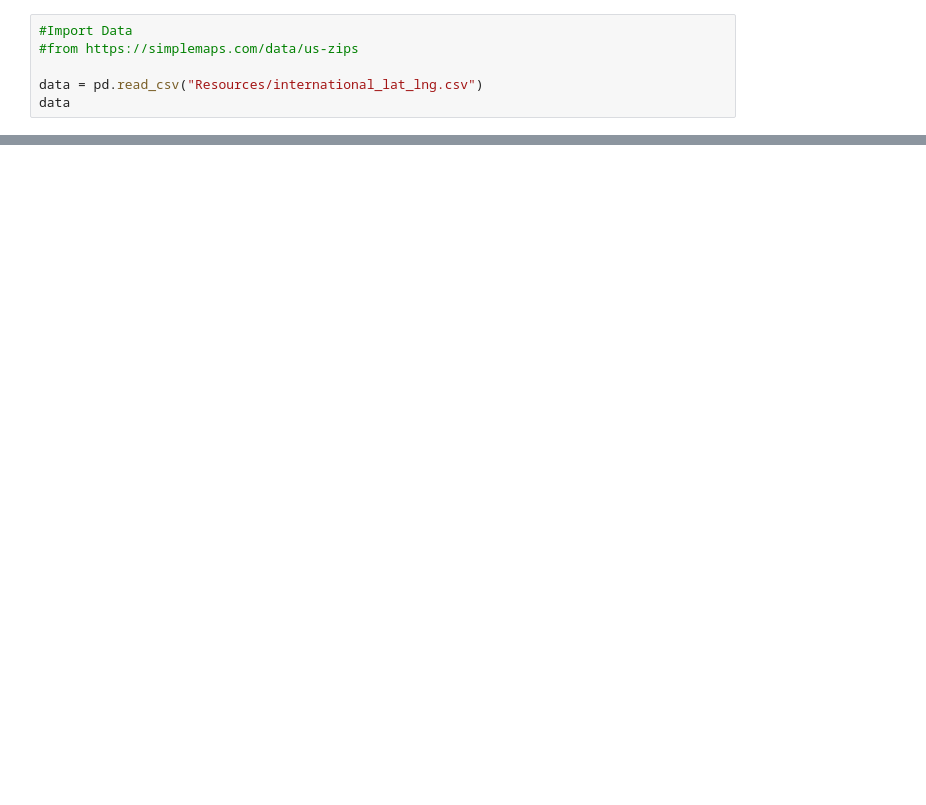
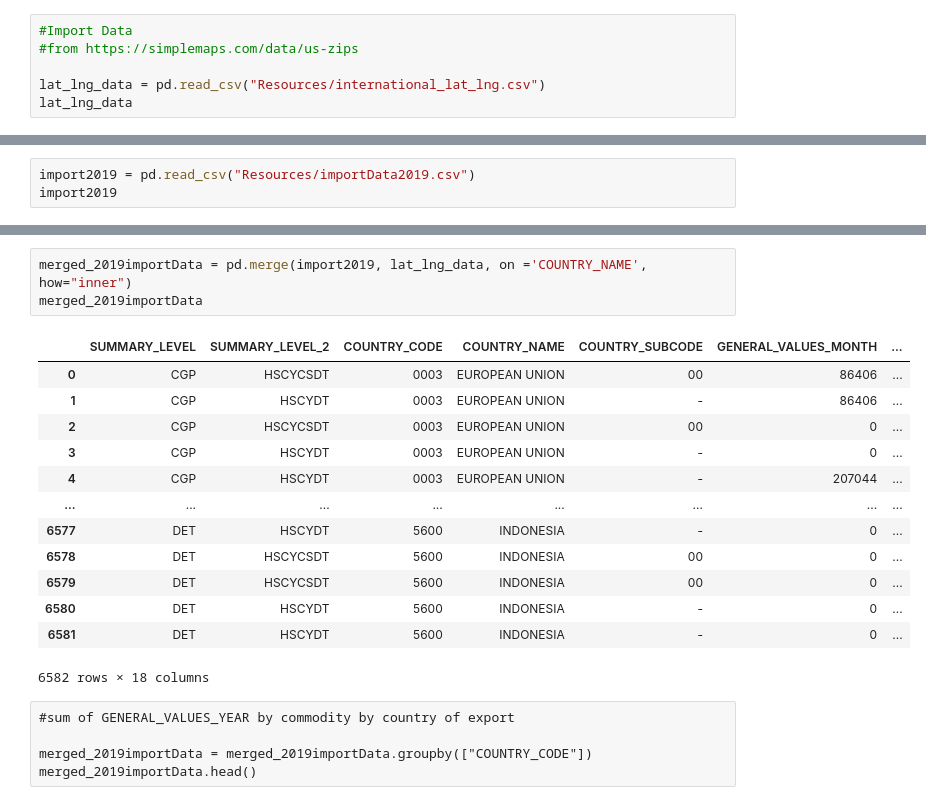
Before and after one commit to LaurenEGardner/bootcamp-project2, a Jupyter notebook: Lat_Lng_International.ipynb, the cells around one changed output, grey strips where cells are left out. Saved outputs shown, nothing was run; the diff lists cells and outputs as text; blank space fills up the shorter version.

Commit message:
lat lng international import df

```diff
--- a/Lat_Lng_International.ipynb
+++ b/Lat_Lng_International.ipynb
@@ -15,6 +15,6 @@ ModuleNotFoundError: No module named 'census'
 #Import Data
 #from https://simplemaps.com/data/us-zips
 
-data = pd.read_csv("Resources/international_lat_lng.csv")
-data
+lat_lng_data = pd.read_csv("Resources/international_lat_lng.csv")
+lat_lng_data
 # %% [output]
@@ -21,0 +38,3 @@ FileNotFoundError: [Errno 2] File Resources/international_lat_lng.csv does not e
+# %%
+import2019 = pd.read_csv("Resources/importData2019.csv")
+import2019
@@ -21,0 +55,22 @@ FileNotFoundError: [Errno 2] File Resources/international_lat_lng.csv does not e
+# %%
+merged_2019importData = pd.merge(import2019, lat_lng_data, on ='COUNTRY_NAME', how="inner")
+merged_2019importData
+# %% [output]
+|  | SUMMARY_LEVEL | SUMMARY_LEVEL_2 | COUNTRY_CODE | COUNTRY_NAME | COUNTRY_SUBCODE | GENERAL_VALUES_MONTH | ... |
+| 0 | CGP | HSCYCSDT | 0003 | EUROPEAN UNION | 00 | 86406 | ... |
+| 1 | CGP | HSCYDT | 0003 | EUROPEAN UNION | - | 86406 | ... |
+| 2 | CGP | HSCYCSDT | 0003 | EUROPEAN UNION | 00 | 0 | ... |
+| 3 | CGP | HSCYDT | 0003 | EUROPEAN UNION | - | 0 | ... |
+| 4 | CGP | HSCYDT | 0003 | EUROPEAN UNION | - | 207044 | ... |
+| ... | ... | ... | ... | ... | ... | ... | ... |
+| 6577 | DET | HSCYDT | 5600 | INDONESIA | - | 0 | ... |
+| 6578 | DET | HSCYCSDT | 5600 | INDONESIA | 00 | 0 | ... |
+| 6579 | DET | HSCYCSDT | 5600 | INDONESIA | 00 | 0 | ... |
+| 6580 | DET | HSCYDT | 5600 | INDONESIA | - | 0 | ... |
+| 6581 | DET | HSCYDT | 5600 | INDONESIA | - | 0 | ... |
+6582 rows × 18 columns
+# %% [raw]
+#sum of GENERAL_VALUES_YEAR by commodity by country of export
+
+merged_2019importData = merged_2019importData.groupby(["COUNTRY_CODE"])
+merged_2019importData.head()
```
Also changed, not shown: parts of 5 cells of this notebook.
